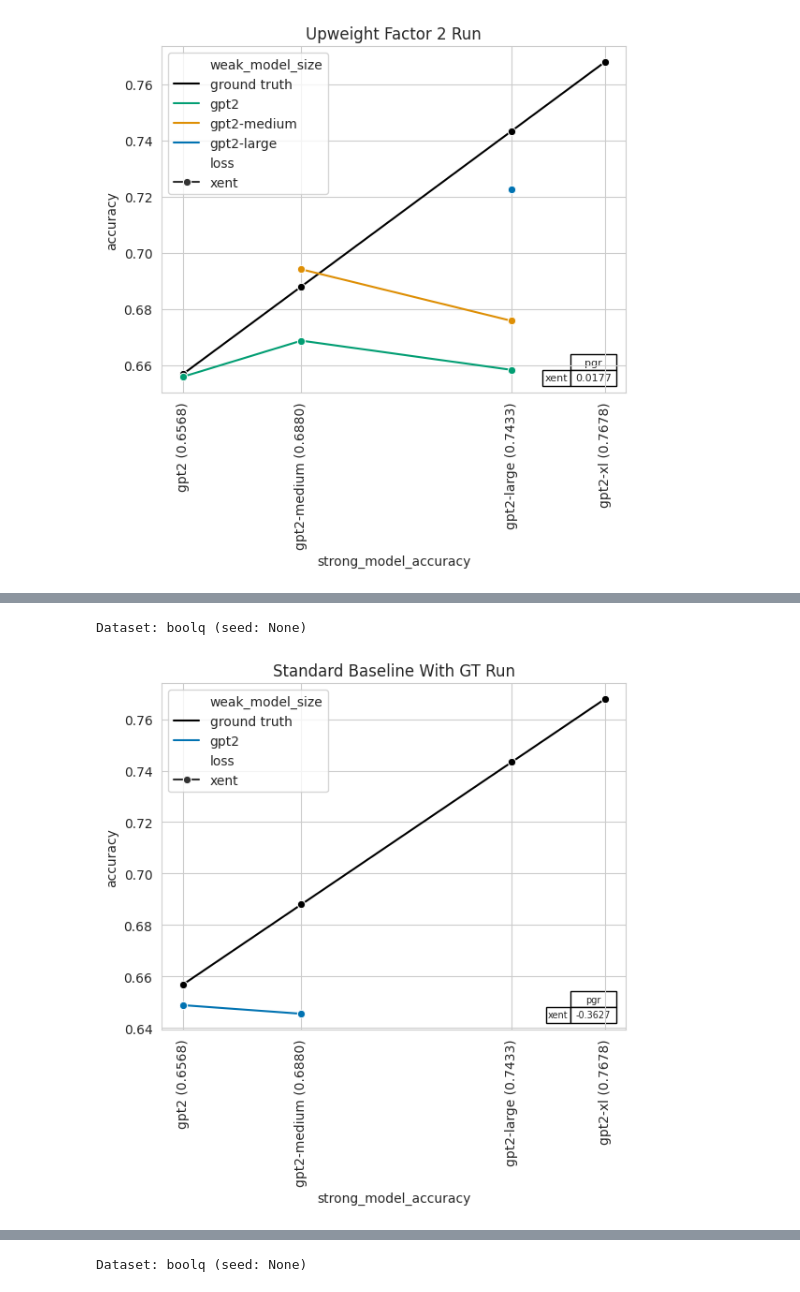
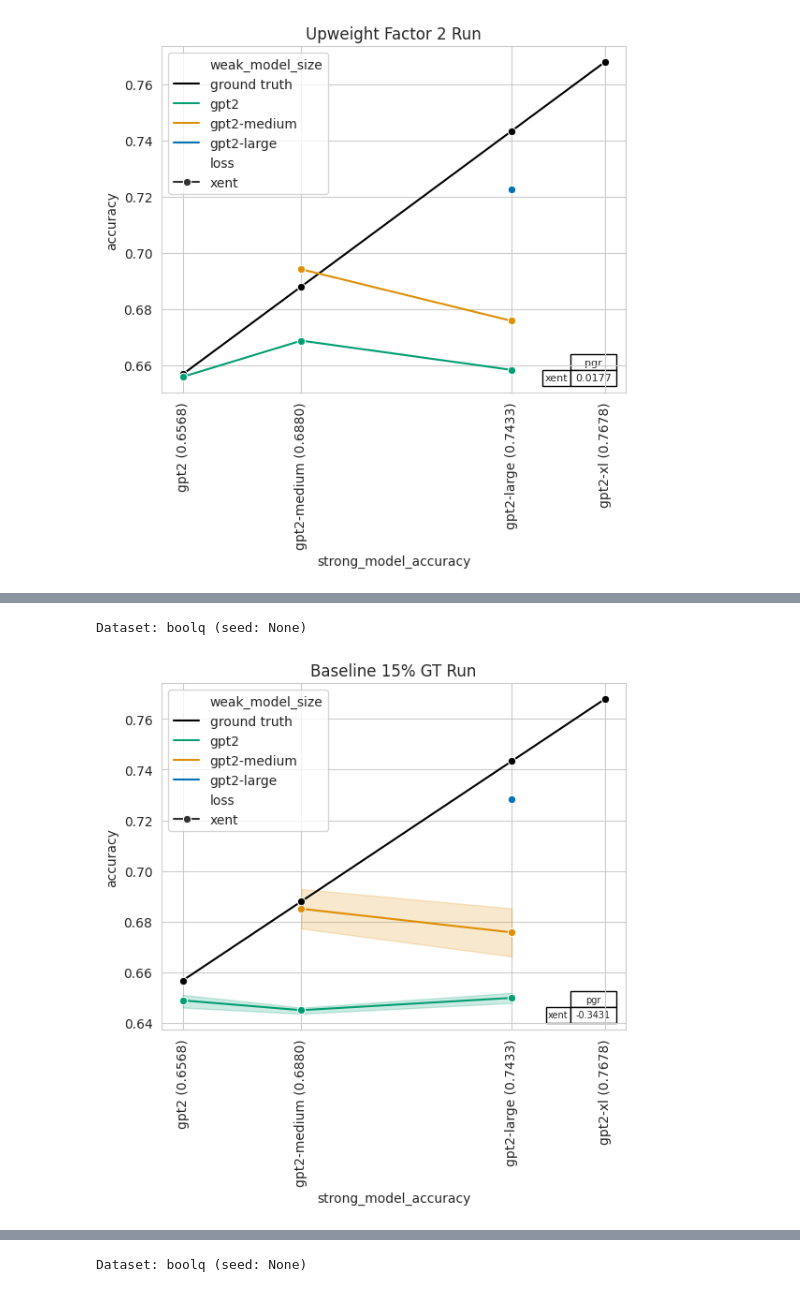
Before and after one commit to HartAndrin-1024/weak-to-strong, a Jupyter notebook: notebooks/Plotting.ipynb, the cells around one changed output, grey strips where cells are left out. Saved outputs shown, nothing was run; the diff lists cells and outputs as text; code cells hidden in the pictures.

```diff
--- a/notebooks/Plotting.ipynb
+++ b/notebooks/Plotting.ipynb
@@ -1,7 +1,7 @@
 # %% [markdown]
 # Simple Plotting
 # %%
-RESULTS_PATH = "/tmp/results/default"
+RESULTS_PATH = "/root/weak-to-strong/"
 
 PLOT_ALL_SEEDS = False
 # Full sweep
@@ -697,7 +712,7 @@ for result_filename in glob.glob(os.path.join(RESULTS_PATH, "**/results_summary.
             continue
         if 'hardquestTrue' in result_filename:
             continue
-        if '/tmp/results/default/bs=32-dn=boolq-e=2-ee=1000000-lp=0-l=xent-l=5e-05-ls=cosi_anne-mc=1024-ms=gpt2-medium-nd=20000-ntd=10000-o=adam-s=0-twd=0-wms=gpt2-medium-propgt0.15-hardquestFalse-upweightfactor4/results_summary.json'==result_filename:
+        if '/root/weak-to-strong/bs=32-dn=boolq-e=2-ee=1000000-lp=0-l=xent-l=5e-05-ls=cosi_anne-mc=1024-ms=gpt2-medium-nd=20000-ntd=10000-o=adam-s=0-twd=0-wms=gpt2-medium-propgt0.15-hardquestFalse-upweightfactor4/results_summary.json'==result_filename:
             continue
     config_file = os.path.join("/".join(result_filename.split("/")[:-1]), "config.json")
     config = json.load(open(config_file, "r"))
@@ -854,0 +875,3 @@ Dataset: boolq (seed: None)
+# %%
+for result_filename in glob.glob(os.path.join(RESULTS_PATH, "**/results_summary.json"), recursive=True):
+    print(result_filename)
@@ -925,0 +990,24 @@ Dataset: boolq (seed: None)
+# %%
+lis=glob.glob(os.path.join(RESULTS_PATH, "**/results_summary.json"), recursive=True)
+for result_filename in glob.glob(os.path.join(RESULTS_PATH, "**/results_summary.json"), recursive=True):
+    # if 'propgt' in result_filename:
+    #     if not('propgt0.0' in result_filename):
+    #         if not('propgt0-' in result_filename):
+    #             continue
+    # if 'wms' in result_filename:
+    #     if 'hardquestTrue' not in result_filename:
+    #         continue
+    #     if 'upweightfactor2' in result_filename:
+    #         continue
+    if 'wms' in result_filename:
+        if not 'propgt0.225' in result_filename:
+            continue
+        if 'hardquestTrue' in result_filename:
+            continue
+        if 'currTrue' in result_filename:
+            continue
+        if 'medquestTrue' in result_filename:
+            continue
+        if 'upweightfactor2' in result_filename or 'upweightfactor4' in result_filename:
+            continue
+    print(result_filename)
@@ -926,5 +1201,5 @@ Dataset: boolq (seed: None)
 # %%
-#Baseline with GT Added
+#Baseline with 15% GT Added
 records = []
 lis=glob.glob(os.path.join(RESULTS_PATH, "**/results_summary.json"), recursive=True)
 for result_filename in glob.glob(os.path.join(RESULTS_PATH, "**/results_summary.json"), recursive=True):
@@ -938,7 +1213,15 @@ for result_filename in glob.glob(os.path.join(RESULTS_PATH, "**/results_summary.
     #     if 'upweightfactor2' in result_filename:
     #         continue
     if 'wms' in result_filename:
-        if not 'propgt0.15/' in result_filename:
+        if not 'propgt0.15' in result_filename:
+            continue
+        if 'hardquestTrue' in result_filename:
+            continue
+        if 'currTrue' in result_filename:
+            continue
+        if 'medquestTrue' in result_filename:
+            continue
+        if 'upweightfactor2' in result_filename or 'upweightfactor4' in result_filename:
             continue
     config_file = os.path.join("/".join(result_filename.split("/")[:-1]), "config.json")
     config = json.load(open(config_file, "r"))
@@ -974,32 +1257,32 @@ for dataset in datasets:
         (cur_df['weak_model_size'] != cur_df['model_size']) &
         (cur_df['strong_model_accuracy'] > cur_df['weak_model_accuracy'])
     )
     cur_df.loc[valid_pgr_index, 'pgr'] = (cur_df.loc[valid_pgr_index, 'accuracy'] - cur_df.loc[valid_pgr_index, 'weak_model_accuracy']) / (cur_df.loc[valid_pgr_index, 'strong_model_accuracy'] - cur_df.loc[valid_pgr_index, 'weak_model_accuracy'])
 
     cur_df.loc[cur_df['weak_model_size'].isna(), "weak_model_size"] = "ground truth"
 
     for seed in [None] + (sorted(cur_df['seed'].unique().tolist()) if PLOT_ALL_SEEDS else []):
         plot_df = cur_df.copy().sort_values(['strong_model_accuracy']).sort_values(['loss'], ascending=False)
         if seed is not None:
             plot_df = plot_df[plot_df['seed'] == seed]
 
         print(f"Dataset: {dataset} (seed: {seed})")
 
         pgr_results = plot_df[~plot_df['pgr'].isna()].groupby(['loss']).aggregate({"pgr": "median"})
 
         palette = sns.color_palette('colorblind', n_colors=len(plot_df['weak_model_size'].unique()) - 1)
         color_dict = {model: ("black" if model == 'ground truth' else palette.pop()) for model in plot_df['weak_model_size'].unique()}
 
         sns.lineplot(data=plot_df, x='strong_model_accuracy', y='accuracy', hue='weak_model_size', style='loss', markers=True, palette=color_dict)
         pd.plotting.table(plt.gca(), pgr_results.round(4), loc='lower right', colWidths=[0.1, 0.1], cellLoc='center', rowLoc='center')
         plt.xticks(ticks=base_accuracies['accuracy'], labels=[f"{e} ({base_accuracy_lookup[e]:.4f})" for e in base_accuracies['model_size']], rotation=90)
-        plt.title(f"Standard Baseline With GT Run")
+        plt.title(f"Baseline 15% GT Run")
         plt.legend(loc='upper left')
         suffix = ""
         if seed is not None:
             suffix = f"_{seed}"
         plt.savefig(f"{dataset.replace('/', '-')}{suffix}.png", dpi=300, bbox_inches='tight')
         plt.show()
 # %% [output]
 Dataset: boolq (seed: None)
-[figure, old version]
+[figure, new version]
```
Also changed, not shown: parts of 10 cells of this notebook, 55 other files.
